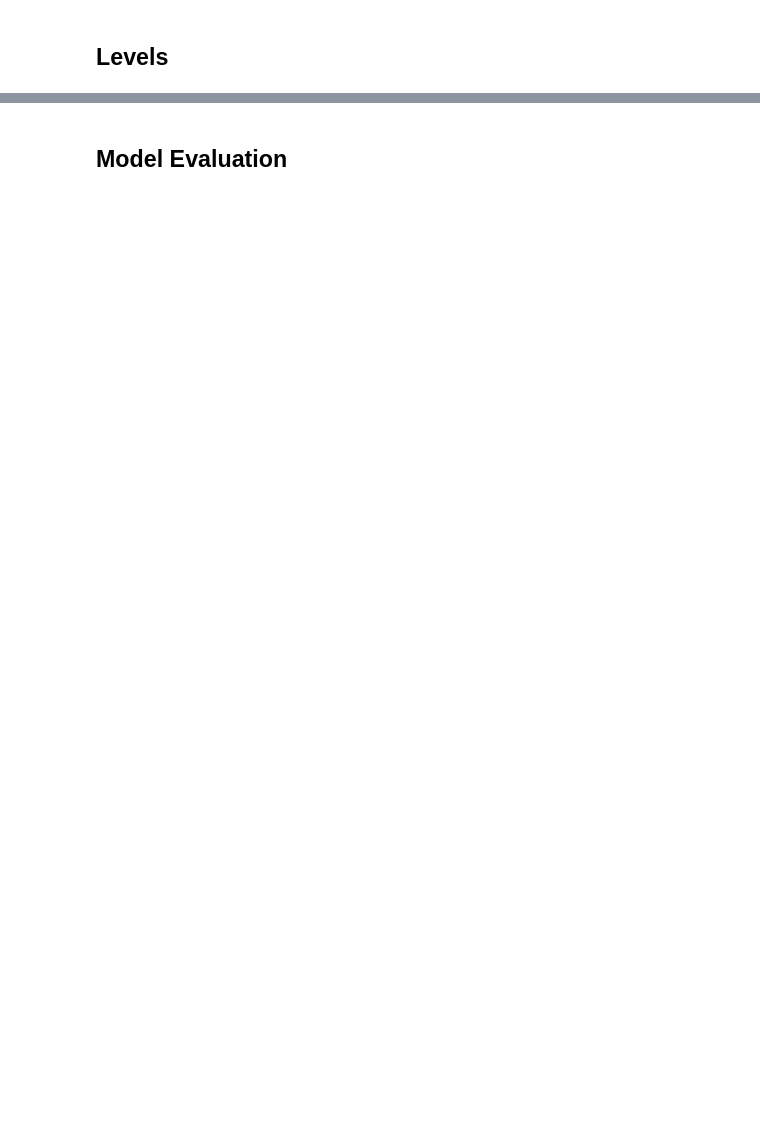
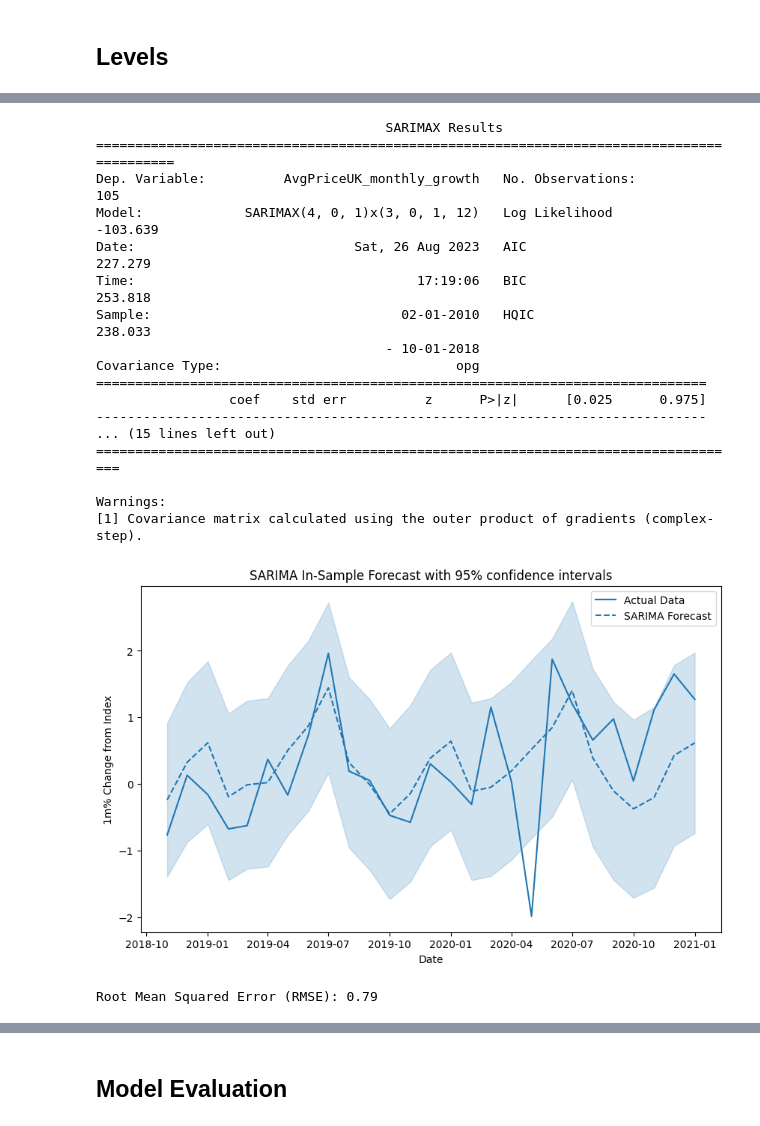
Before and after one commit to amyfthau/CFGSum23D1G4, a Jupyter notebook: Modelling.ipynb, the cells around one changed output, grey strips where cells are left out. Saved outputs shown, nothing was run; the diff lists cells and outputs as text; code cells hidden in the pictures; blank space fills up the shorter version.

```diff
--- a/Modelling.ipynb
+++ b/Modelling.ipynb
@@ -684,0 +611,50 @@ ValueError: ignored
+# %%
+# Split the data_series into training and testing sets (80% for training)
+train_data, test_data = train_test_split(data_series, test_size=0.2, shuffle=False)
+
+# Fit the SARIMA model on the training data
+SARIMA_model = SARIMAX(train_data, order=(p, d, q), seasonal_order=(P, D, Q, s))
+SARIMA_results = SARIMA_model.fit(maxiter=1000)
+print(SARIMA_results.summary())
+
+# Forecast future values (in-sample forecast, so steps match the length of test_data)
+forecast_steps = len(test_data)
+SARIMA_forecast = SARIMA_results.get_forecast(steps=forecast_steps)
+confidence_intervals = SARIMA_forecast.conf_int()
+
+# Plot the original data, forecast, and confidence intervals
+plt.figure(figsize=(10, 6))
+plt.plot(test_data.index, test_data.values, label='Actual Data')
+plt.plot(SARIMA_forecast.predicted_mean.index, SARIMA_forecast.predicted_mean.values, color='#1f77b4', linestyle='--', label='SARIMA Forecast')
+plt.fill_between(SARIMA_forecast.predicted_mean.index, confidence_intervals.iloc[:, 0], confidence_intervals.iloc[:, 1], color='#1f77b4', alpha=0.2)
+plt.xlabel('Date')
+plt.ylabel('1m% Change from Index')
+plt.title('SARIMA In-Sample Forecast with 95% confidence intervals')
+plt.legend()
+plt.show()
+
+# Calculate the Mean Squared Error (MSE)
+mse = mean_squared_error(test_data, SARIMA_forecast.predicted_mean)
+# Calculate the Root Mean Squared Error (RMSE)
+rmse = np.sqrt(mse)
+print(f"Root Mean Squared Error (RMSE): {rmse:.2f}")
+# %% [output]
+                                     SARIMAX Results
+==========================================================================================
+Dep. Variable:          AvgPriceUK_monthly_growth   No. Observations:                  105
+Model:             SARIMAX(4, 0, 1)x(3, 0, 1, 12)   Log Likelihood                -103.639
+Date:                            Sat, 26 Aug 2023   AIC                            227.279
+Time:                                    17:19:06   BIC                            253.818
+Sample:                                02-01-2010   HQIC                           238.033
+                                     - 10-01-2018
+Covariance Type:                              opg
+==============================================================================
+                 coef    std err          z      P>|z|      [0.025      0.975]
+------------------------------------------------------------------------------
+... (15 lines left out)
+===================================================================================
+
+Warnings:
+[1] Covariance matrix calculated using the outer product of gradients (complex-step).
+[figure, added]
+Root Mean Squared Error (RMSE): 0.79
```
Also changed, not shown: parts of 72 cells of this notebook.
